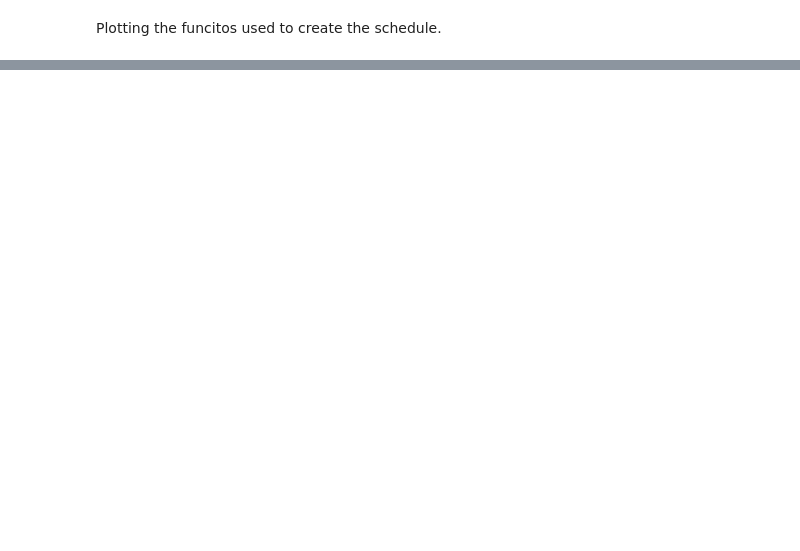
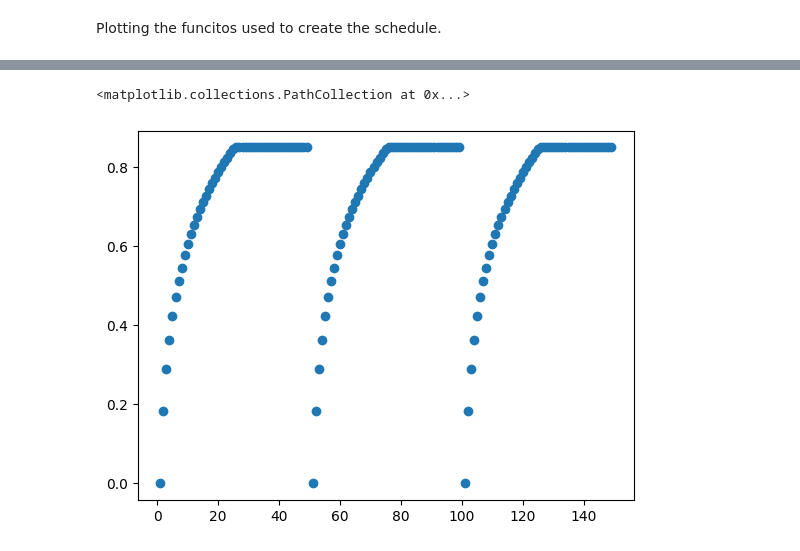
Before and after one commit to B-Moritz/QGA_JSSP, a Jupyter notebook: lab/rotation_demo.ipynb, the cells around one changed output, grey strips where cells are left out. Saved outputs shown, nothing was run; the diff lists cells and outputs as text; code cells hidden in the pictures; blank space fills up the shorter version.

```diff
--- a/lab/rotation_demo.ipynb
+++ b/lab/rotation_demo.ipynb
@@ -121,0 +117,15 @@ plt.scatter(x, y)
+# %%
+T = 10
+C_tot = 150
+c_init = 0
+
+lb_init = 0
+ub_init = 0.1
+# %%
+x = np.arange(0, C_tot) #np.linspace(0, C_tot, 1000)
+y = np.log(x%50)/np.log(50*0.9)
+y[np.where(y > 0.85)[0]] = 0.85
+plt.scatter(x, y)
+# %% [output]
+<matplotlib.collections.PathCollection at 0x...>
+[figure, added]
```
Also changed, not shown: parts of 8 cells of this notebook, 18 other files.
